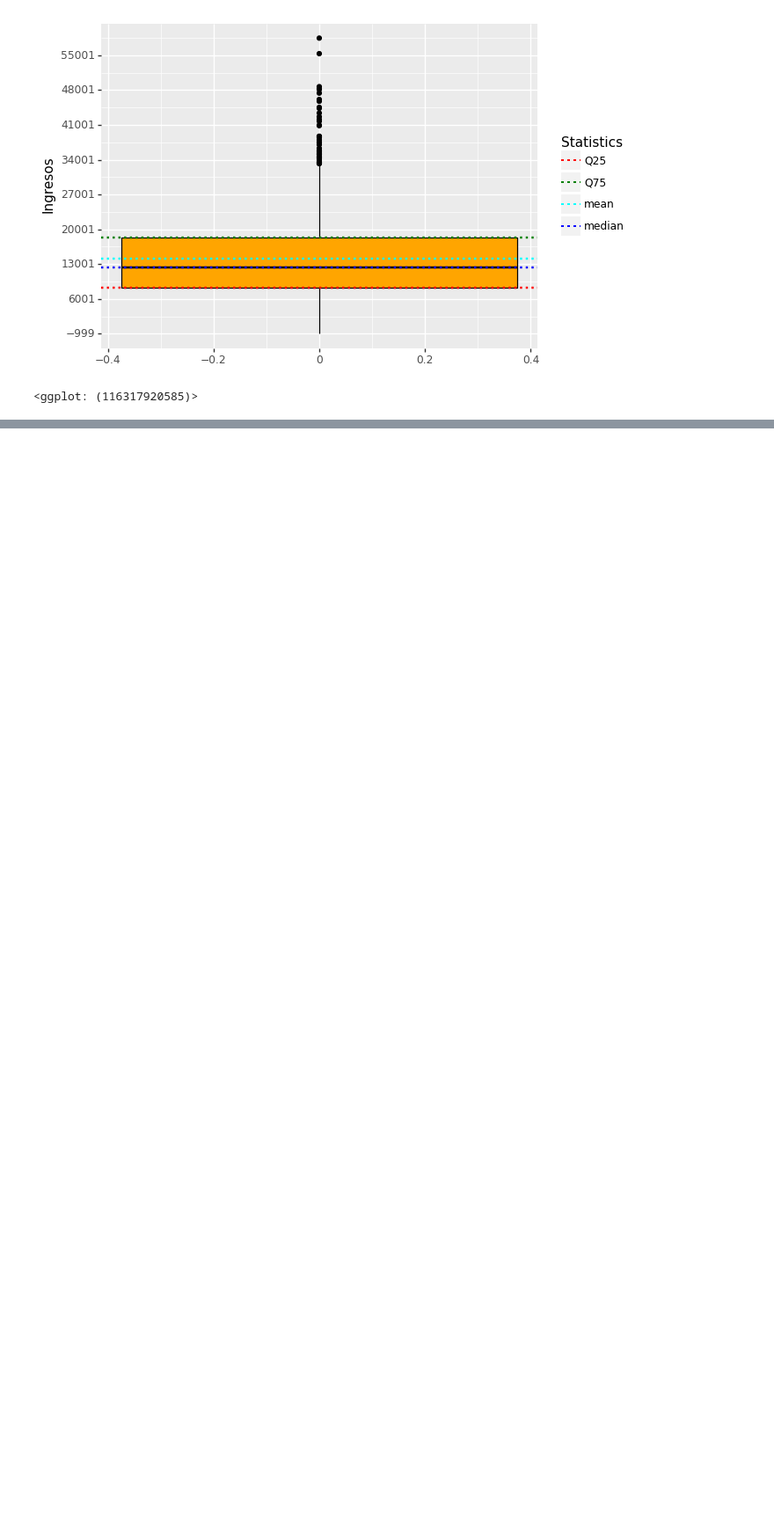
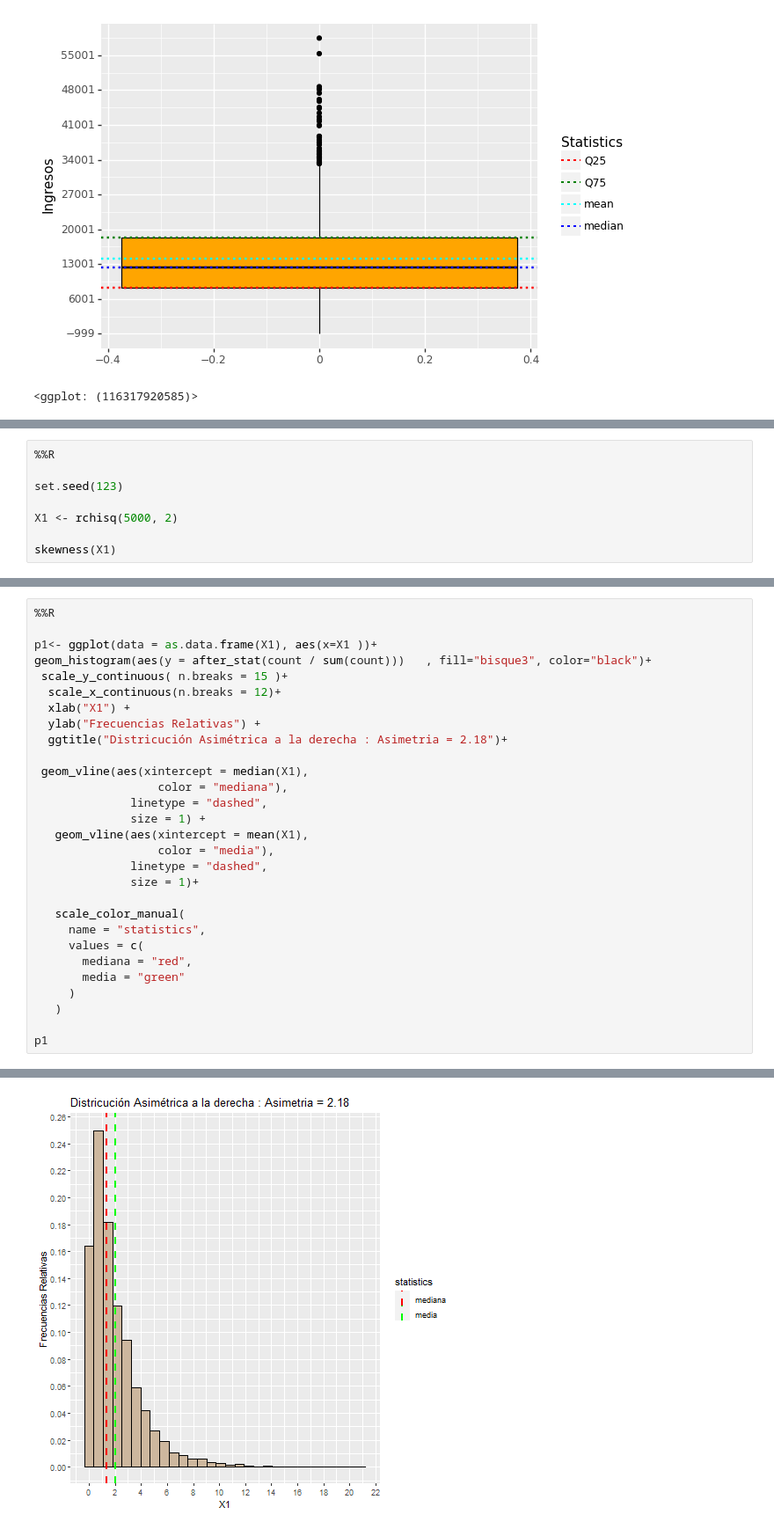
Before and after one commit to FabioScielzoOrtiz/Estadistica4all-blog, a Jupyter notebook: Descriptive Statisitcs in Python and R/Descriptive Statistics with Python and R.ipynb, the cells around one changed output, grey strips where cells are left out. Shown at 88% size. Cells and saved outputs as stored; diff of their text form; blank space fills up the shorter version.

```diff
--- a/Descriptive Statisitcs in Python and R/Descriptive Statistics with Python and R.ipynb
+++ b/Descriptive Statisitcs in Python and R/Descriptive Statistics with Python and R.ipynb
@@ -2971,0 +3028,8 @@ ggplot( data_Python )
+# %%
+%%R
+
+set.seed(123)
+
+X1 <- rchisq(5000, 2)
+
+skewness(X1)
@@ -2971,0 +3038,30 @@ ggplot( data_Python )
+# %%
+%%R
+
+p1<- ggplot(data = as.data.frame(X1), aes(x=X1 ))+
+geom_histogram(aes(y = after_stat(count / sum(count)))   , fill="bisque3", color="black")+
+ scale_y_continuous( n.breaks = 15 )+
+  scale_x_continuous(n.breaks = 12)+
+  xlab("X1") +
+  ylab("Frecuencias Relativas") +
+  ggtitle("Districución Asimétrica a la derecha : Asimetria = 2.18")+
+
+ geom_vline(aes(xintercept = median(X1),
+                  color = "mediana"),
+              linetype = "dashed",
+              size = 1) +
+   geom_vline(aes(xintercept = mean(X1),
+                  color = "media"),
+              linetype = "dashed",
+              size = 1)+
+
+   scale_color_manual(
+     name = "statistics",
+     values = c(
+       mediana = "red",
+       media = "green"
+     )
+   )
+
+p1
+# %% [output]
@@ -2971,0 +3069 @@ ggplot( data_Python )
+[figure, added]
```
Also changed, not shown: parts of 28 cells of this notebook.
